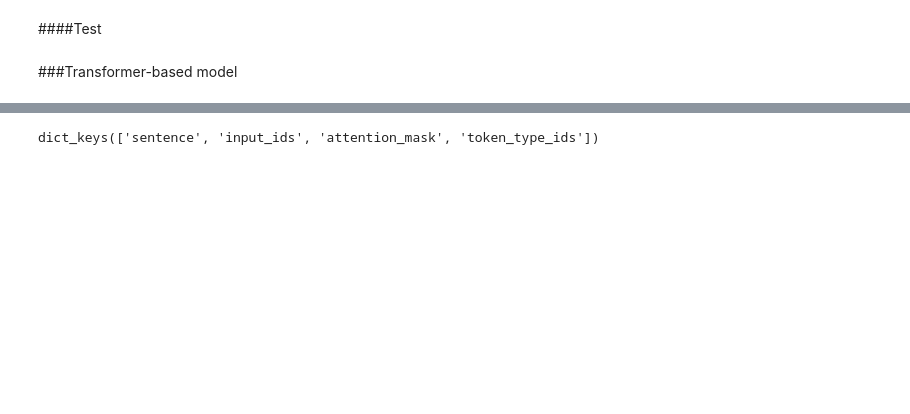
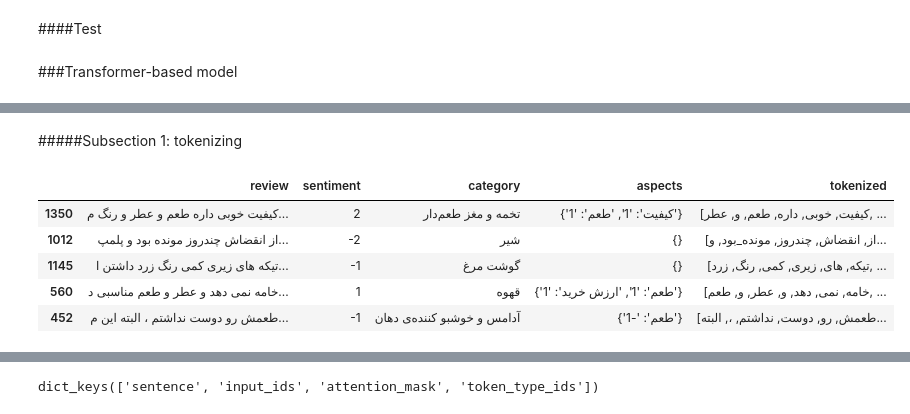
Before and after one commit to AAhmadS/Document-and-Token-Classification, a Jupyter notebook: Sentiment_analysis.ipynb, the cells around one changed output, grey strips where cells are left out. Cells and saved outputs as stored; diff of their text form; code cells hidden in the pictures; blank space fills up the shorter version.

```diff
--- a/Sentiment_analysis.ipynb
+++ b/Sentiment_analysis.ipynb
@@ -199,15 +199,15 @@ class distributions:
 
       print(f'sentences with word length of greater than {greater_than} and less than {less_than} includes {data_glt_rate:.2f}% of the whole!')
 
-  def full_df_run(data, col_begin = 'sentences', minmax = True, freq = True, gl = True):
+  def full_df_run(data, col_begin = 'words_count', minmax = True, freq = True, gl = True):
     if minmax :
       distributions.minmax(data)
     if freq:
-      distributions.word_freq(data)
+      distributions.word_freq(data,col_end=col_begin)
     if gl:
-      distributions.data_gl_than(data)
+      distributions.data_gl_than(data,col=col_begin)
 
-  def word_and_freq(data, col = "tokenized_sents"):
+  def word_and_freq(data, col = "tokenized"):
     tokenized_sent = data[col].values
     total_len = 0
     for i in range(len(tokenized_sent)):
@@ -233,8 +233,8 @@ class distributions:
     ))
 
     fig.update_layout(
-        title_text='Distribution of authors within sentences',
-        xaxis_title_text='author',
+        title_text='Distribution of sentiments within sentences',
+        xaxis_title_text='sentiment',
         yaxis_title_text='Frequency',
         bargap=0.2,
         bargroupgap=0.2)
@@ -374,0 +433,19 @@ learning_curve(model_rac,X_train,Y_train,10,"Model_rac")
+# %%
+import hazm
+word_tokenizer = hazm.WordTokenizer()
+normalizer = hazm.Normalizer()
+sent_tokenizer = hazm.SentenceTokenizer()
+lemmatizer = hazm.Lemmatizer()
+# %% [markdown]
+#####Subsection 1: tokenizing
+# %%
+tokenized_sents = [word_tokenizer.tokenize(sent) for sent in data["review"]]
+data["tokenized"] = tokenized_sents
+data.sample(5)
+# %% [output]
+|  | review | sentiment | category | aspects | tokenized |
+| 1350 | کیفیت خوبی داره طعم و عطر و رنگ م... | 2 | تخمه و مغز طعم‌دار | {'کیفیت': '1', 'طعم': '1'} | [کیفیت, خوبی, داره, طعم, و, عطر, ... |
+| 1012 | از انقضاش چندروز مونده بود و پلمپ... | -2 | شیر | {} | [از, انقضاش, چندروز, مونده_بود, و... |
+| 1145 | تیکه های زیری کمی رنگ زرد داشتن ا... | -1 | گوشت مرغ | {} | [تیکه, های, زیری, کمی, رنگ, زرد, ... |
+| 560 | خامه نمی دهد و عطر و طعم مناسبی د... | 1 | قهوه | {'طعم': '1', 'ارزش خرید': '1'} | [خامه, نمی, دهد, و, عطر, و, طعم, ... |
+| 452 | طعمش رو دوست نداشتم ، البته این م... | -1 | آدامس و خوشبو کننده‌ی دهان | {'طعم': '-1'} | [طعمش, رو, دوست, نداشتم, ،, البته... |
```
Also changed, not shown: parts of 60 cells of this notebook.
